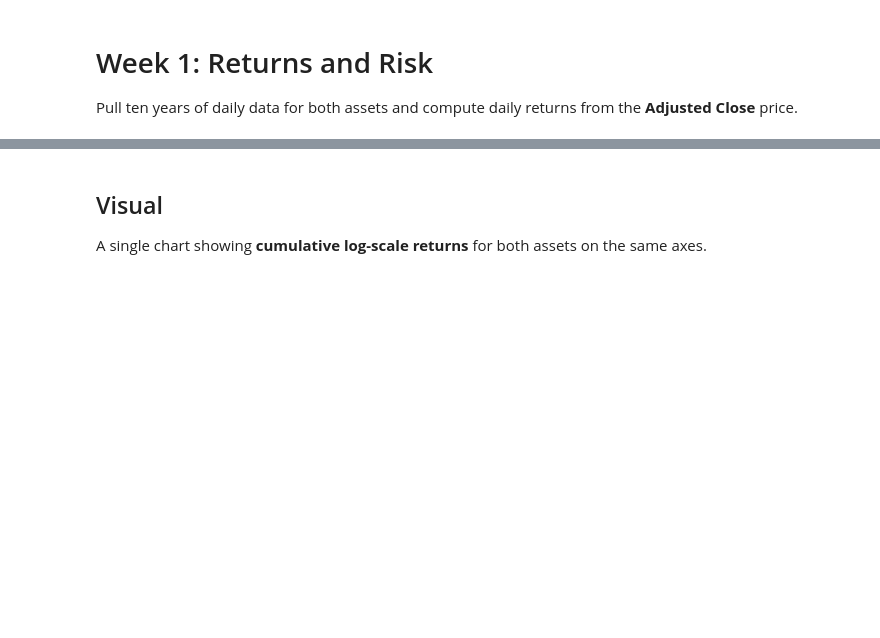
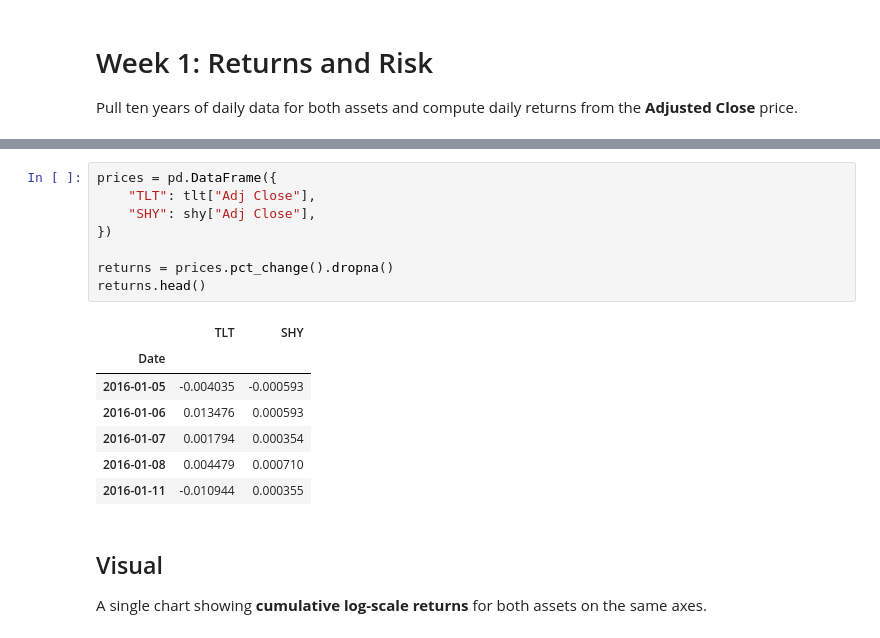
Before and after one commit to Amanda-Rudin/Quant-New-Mem-Education, a Jupyter notebook: ps1/week1_returns_and_risk.ipynb, the cells around one changed output, grey strips where cells are left out. Cells and saved outputs as stored; diff of their text form; blank space fills up the shorter version.

```diff
--- a/ps1/week1_returns_and_risk.ipynb
+++ b/ps1/week1_returns_and_risk.ipynb
@@ -6,3 +21,19 @@ Pull ten years of daily data for both assets and compute daily returns from the
+# %%
+prices = pd.DataFrame({
+    "TLT": tlt["Adj Close"],
+    "SHY": shy["Adj Close"],
+})
+
+returns = prices.pct_change().dropna()
+returns.head()
+# %% [output]
+|  | TLT | SHY |
+| Date |  |  |
+| 2016-01-05 | -0.004035 | -0.000593 |
+| 2016-01-06 | 0.013476 | 0.000593 |
+| 2016-01-07 | 0.001794 | 0.000354 |
+| 2016-01-08 | 0.004479 | 0.000710 |
+| 2016-01-11 | -0.010944 | 0.000355 |
 # %% [markdown]
 ## Visual
 A single chart showing **cumulative log-scale returns** for both assets on the same axes.
```
Also changed, not shown: parts of 2 cells of this notebook.
